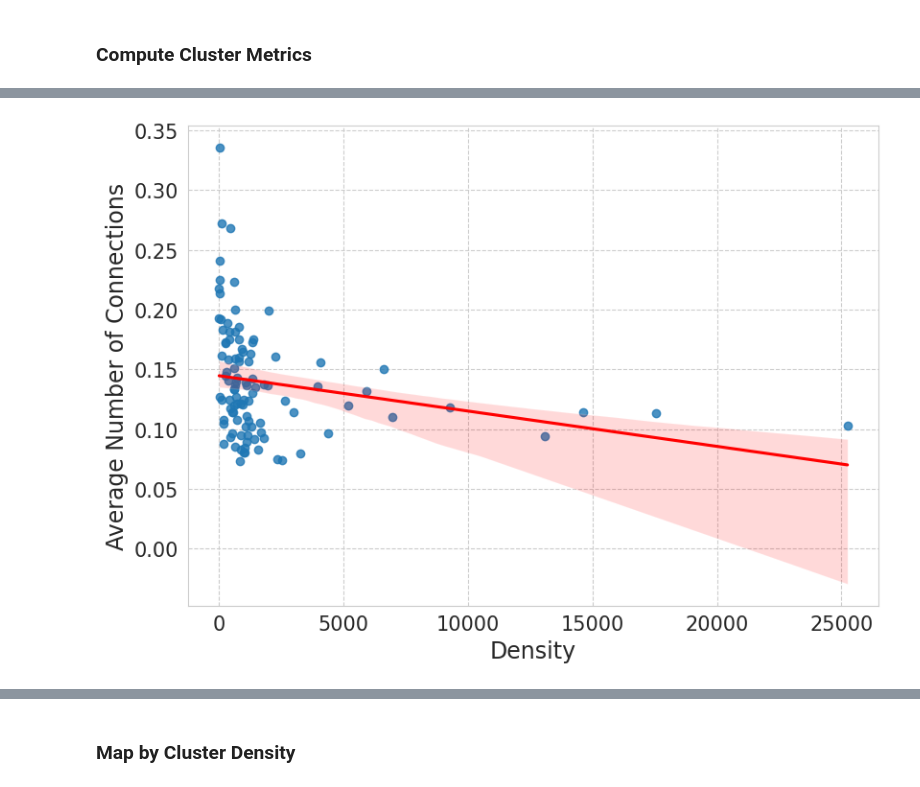
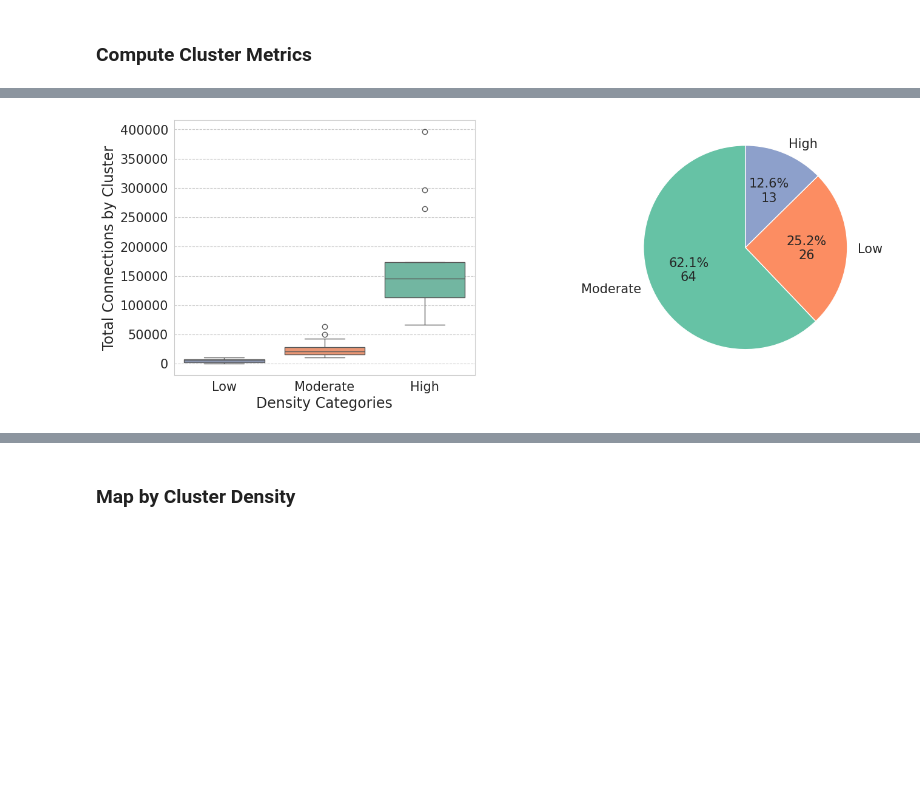
Before and after one commit to jcnborges/busanalysis, a Jupyter notebook: notebooks/ieee_t_its_2024/ieee-t-its.ipynb, the cells around one changed output, grey strips where cells are left out. Saved outputs shown, nothing was run; the diff lists cells and outputs as text; code cells hidden in the pictures; blank space fills up the shorter version.

```diff
--- a/notebooks/ieee_t_its_2024/ieee-t-its.ipynb
+++ b/notebooks/ieee_t_its_2024/ieee-t-its.ipynb
@@ -468,12 +293,48 @@ agg_cluster['efficiency'] = np.select(conditions, efficiency_choices, default =
-# %%
-fig, axes = plt.subplots(figsize = (9.3, 6.5))
-sns.set_style("whitegrid", {'grid.linestyle': '--'})
-g = sns.regplot(x = agg_cluster.group_id, y = agg_cluster.conn_count_normalized, ci = 95, ax = axes, line_kws = {'color': 'red'})
-g.tick_params(labelsize = 15)
-g.set_xlabel("Density", fontsize = 17)
-g.set_ylabel("Average Number of Connections", fontsize = 17);
-# %% [output]
-[figure, removed]
+# %%
+# Calculate the counts of each density category
+density_counts = agg_cluster['density'].value_counts()
+
+# Set colors for the pie chart using 'Set2' color palette
+colors = sns.color_palette("Set2", len(density_counts))
+
+# Create a figure with two subplots side by side
+fig, axes = plt.subplots(1, 2, figsize=(14, 7))
+
+# Boxplot -------------------------------------------------------
+
+# Set seaborn style
+sns.set_style("whitegrid", {'grid.linestyle': '--'})
+
+# Create boxplot
+axes[0] = sns.boxplot(x=agg_cluster.density, y=agg_cluster.conn_count, hue=agg_cluster.density, order=density_choices, palette=sns.color_palette("Set2", 3), ax=axes[0])
+
+# Format boxplot
+axes[0].tick_params(labelsize=15)
+axes[0].set_xlabel("Density Categories", fontsize=17)
+axes[0].set_ylabel("Total Connections by Cluster", fontsize=17)
+plt.xticks(rotation=45, ha='right', rotation_mode='anchor')
+
+# Pie chart -------------------------------------------------------
+
+# Create pie chart
+wedges, texts, autotexts = axes[1].pie(density_counts, labels=density_counts.index, autopct='%1.1f%%', startangle=90, colors=colors, textprops={'fontsize': 15})
+
+# Add absolute counts to the pie chart
+for i, autotext in enumerate(autotexts):
+    autotext.set_text(f"{autotext.get_text()}\n{density_counts.iloc[i]}")
+
+# Add title and legend
+#axes[1].legend(title="Density", loc="best", bbox_to_anchor=(1, 0.5))
+
+# Adjust spacing
+plt.subplots_adjust(left=0.1, right=0.95, bottom=0.35, top=0.95, wspace=0.4)
+
+# Save the figure
+plt.savefig('combined_plots.png', format='png', dpi=300)
+
+plt.show()
+# %% [output]
+[figure, added]
 # %%
 fig, axes = plt.subplots(figsize = (9.3, 6.5))
 sns.set_style("whitegrid", {'grid.linestyle': '--'})
```
Also changed, not shown: parts of 41 cells of this notebook, 1 other file.
